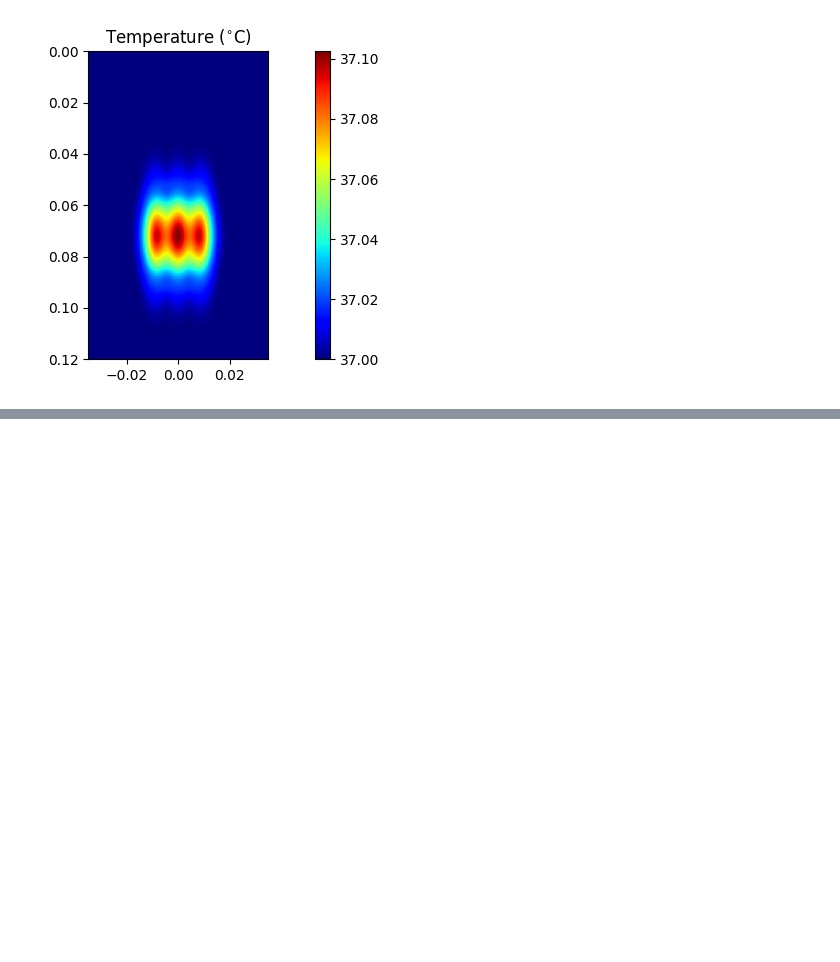
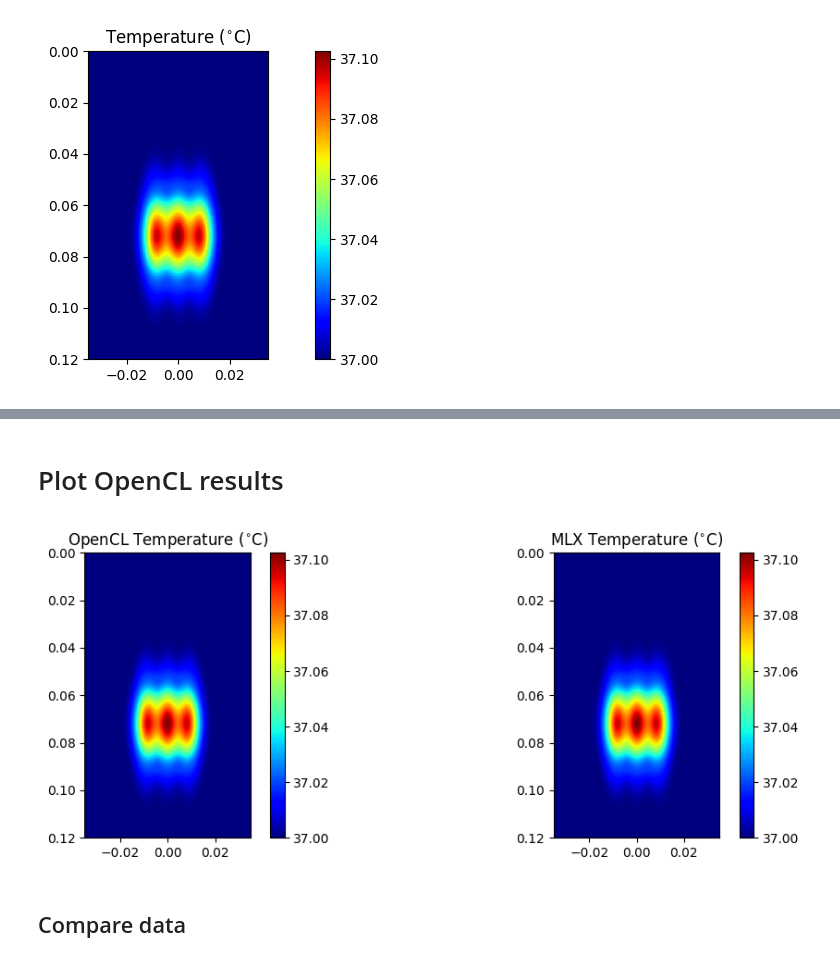
Before and after one commit to ProteusMRIgHIFU/BabelViscoFDTD, a Jupyter notebook: Tutorial Notebooks/Tools - 2 - BHTE with Multiple Fields.ipynb, the cells around one changed output, grey strips where cells are left out. Drawn from its saved outputs; the diff is of its cells as text; code cells hidden in the pictures; blank space fills up the shorter version.

```diff
--- a/Tutorial Notebooks/Tools - 2 - BHTE with Multiple Fields.ipynb
+++ b/Tutorial Notebooks/Tools - 2 - BHTE with Multiple Fields.ipynb
@@ -442,0 +446,13 @@ plt.show()
+# %%
+InitOpenCL(gpu_device)
+ResTemp_2,ResDose_2,MonitorSlice_2,Qarr_2 = BHTEMultiplePressureFields(pressures,
+                                                                       MaterialMap,
+                                                                       MaterialList,
+                                                                       (xfield[1]-xfield[0]),
+                                                                       TotalDurationSteps,
+                                                                       nStepsOnOffList,
+                                                                       cy,
+                                                                       nFactorMonitoring=nFactorMonitoring,
+                                                                       dt=dt,
+                                                                       Backend='OpenCL',
+                                                                       stableTemp=BaselineTemperature)
@@ -442,0 +476,44 @@ plt.show()
+# %% [markdown]
+# Plot OpenCL results
+# %%
+# Editing
+IsppaRatio=5.0/BaseIsppa
+Tmap_2=(ResTemp_2[:,cy,:].T-BaselineTemperature)*IsppaRatio+BaselineTemperature
+Tmap=(ResTemp[:,cy,:].T-BaselineTemperature)*IsppaRatio+BaselineTemperature
+crlims=[0,1,2,3]
+
+# Create figure and axis
+thermal_figure = plt.figure(figsize=(12, 4))
+thermal_plot_1,thermal_plot_2 = thermal_figure.figure.subplots(1,2)
+
+# Display Metal temperature map
+im1 = thermal_plot_1.imshow(
+    Tmap_2,
+    extent=[xfield.min(), xfield.max(), zfield.max(), zfield.min()],
+    cmap=plt.cm.jet,
+    vmin=BaselineTemperature
+)
+
+# Display current gpu temperature map
+im2 = thermal_plot_2.imshow(
+    Tmap,
+    extent=[xfield.min(), xfield.max(), zfield.max(), zfield.min()],
+    cmap=plt.cm.jet,
+    vmin=BaselineTemperature
+)
+
+
+# Set titles
+thermal_plot_1.set_title('OpenCL Temperature ($^{\circ}$C)')
+thermal_plot_2.set_title(gpu_backend + ' Temperature ($^{\circ}$C)')
+
+# Add color bars
+plt.colorbar(im1, ax=thermal_plot_1)
+plt.colorbar(im2, ax=thermal_plot_2)
+
+# Show plots
+plt.show()
+# %% [output]
+[figure, added]
+# %% [markdown]
+## Compare data
```
Also changed, not shown: parts of 4 cells of this notebook, 2 other files.
